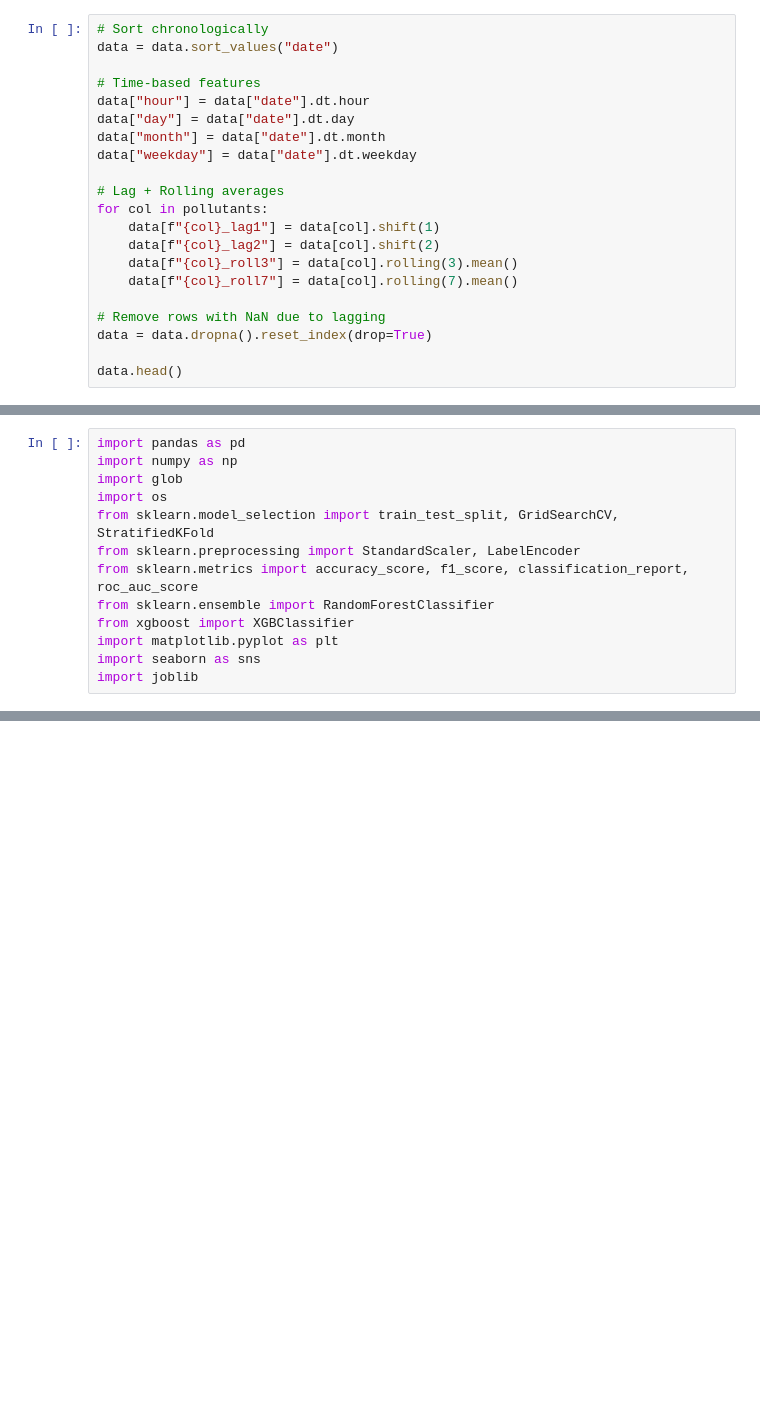
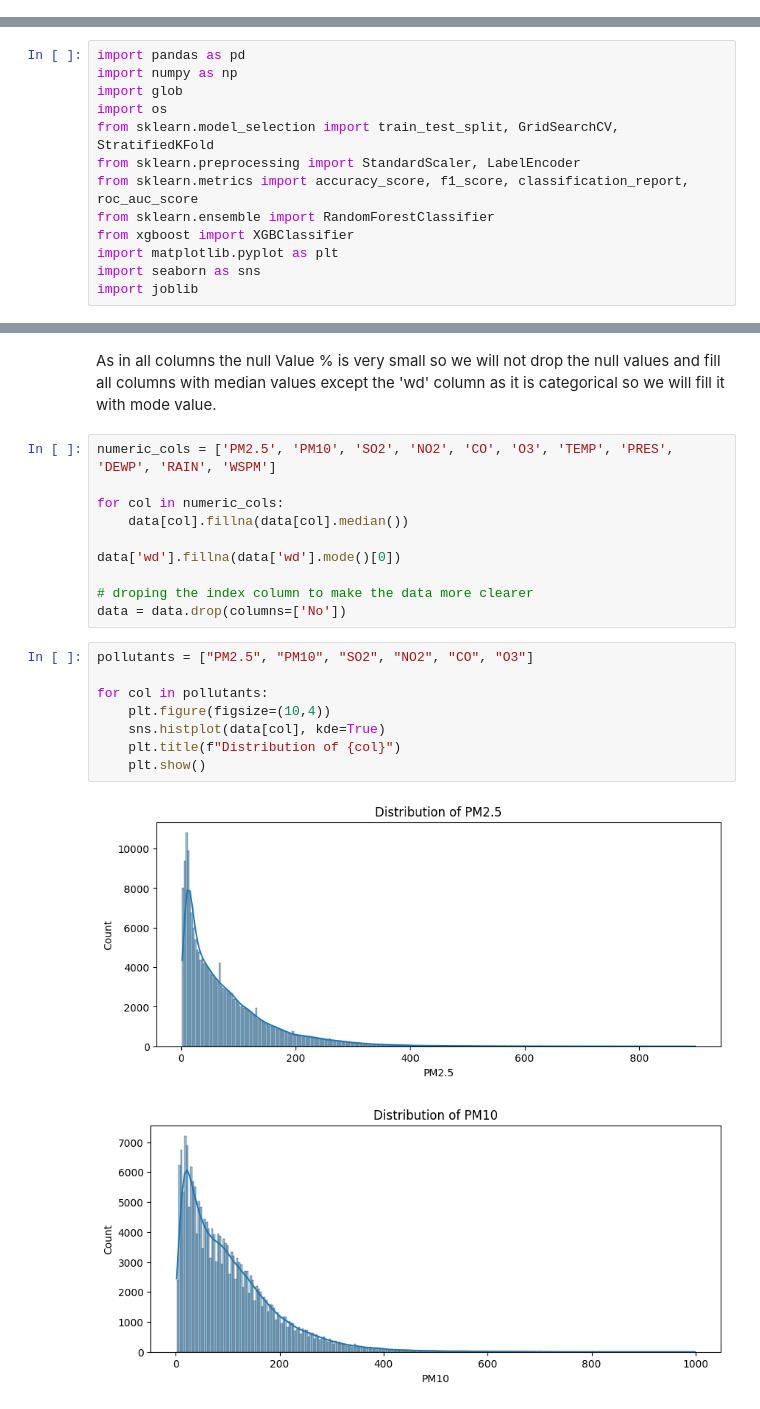
Before and after one commit to SmaranikaSethy/Air_Quality_Index_Project, a Jupyter notebook: AQI_MODIFIED.ipynb, the cells around one changed output, grey strips where cells are left out. Drawn from its saved outputs; the diff is of its cells as text; blank space fills up the shorter version.

```diff
--- a/AQI_MODIFIED.ipynb
+++ b/AQI_MODIFIED.ipynb
@@ -116,21 +18,0 @@ dtype: int64
-# %%
-# Sort chronologically
-data = data.sort_values("date")
-
-# Time-based features
-data["hour"] = data["date"].dt.hour
-data["day"] = data["date"].dt.day
-data["month"] = data["date"].dt.month
-data["weekday"] = data["date"].dt.weekday
-
-# Lag + Rolling averages
-for col in pollutants:
-    data[f"{col}_lag1"] = data[col].shift(1)
-    data[f"{col}_lag2"] = data[col].shift(2)
-    data[f"{col}_roll3"] = data[col].rolling(3).mean()
-    data[f"{col}_roll7"] = data[col].rolling(7).mean()
-
-# Remove rows with NaN due to lagging
-data = data.dropna().reset_index(drop=True)
-
-data.head()
@@ -282,0 +97,23 @@ plt.show()
+# %% [markdown]
+As in all columns the null Value % is very small so we will not drop the null values and fill all columns with median values except the 'wd' column as it is categorical so we will fill it with mode value.
+# %%
+numeric_cols = ['PM2.5', 'PM10', 'SO2', 'NO2', 'CO', 'O3', 'TEMP', 'PRES', 'DEWP', 'RAIN', 'WSPM']
+
+for col in numeric_cols:
+    data[col].fillna(data[col].median())
+
+data['wd'].fillna(data['wd'].mode()[0])
+
+# droping the index column to make the data more clearer
+data = data.drop(columns=['No'])
+# %%
+pollutants = ["PM2.5", "PM10", "SO2", "NO2", "CO", "O3"]
+
+for col in pollutants:
+    plt.figure(figsize=(10,4))
+    sns.histplot(data[col], kde=True)
+    plt.title(f"Distribution of {col}")
+    plt.show()
+# %% [output]
+[figure, added]
+[figure, added]
```
Also changed, not shown: parts of 33 cells of this notebook.
